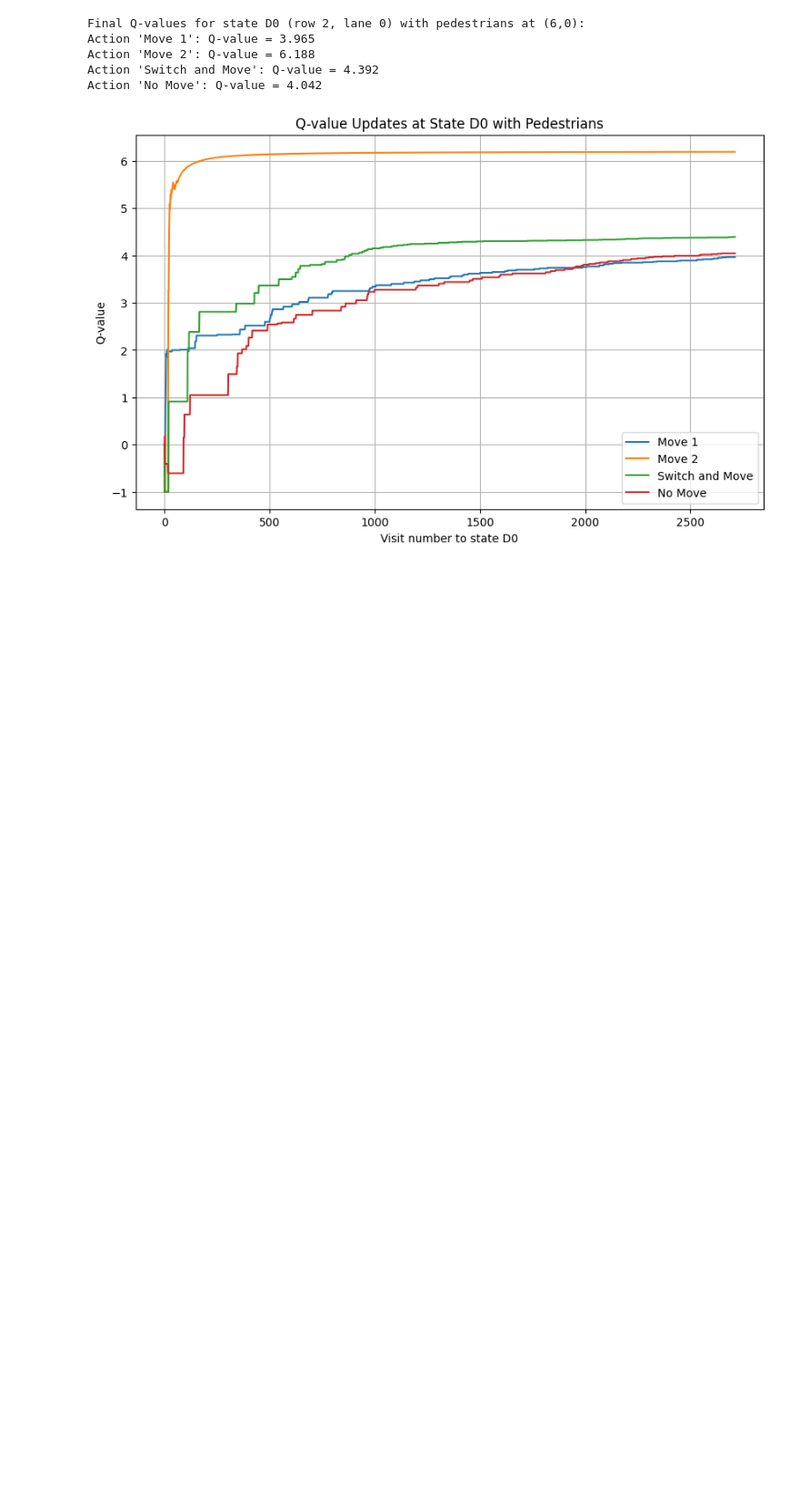
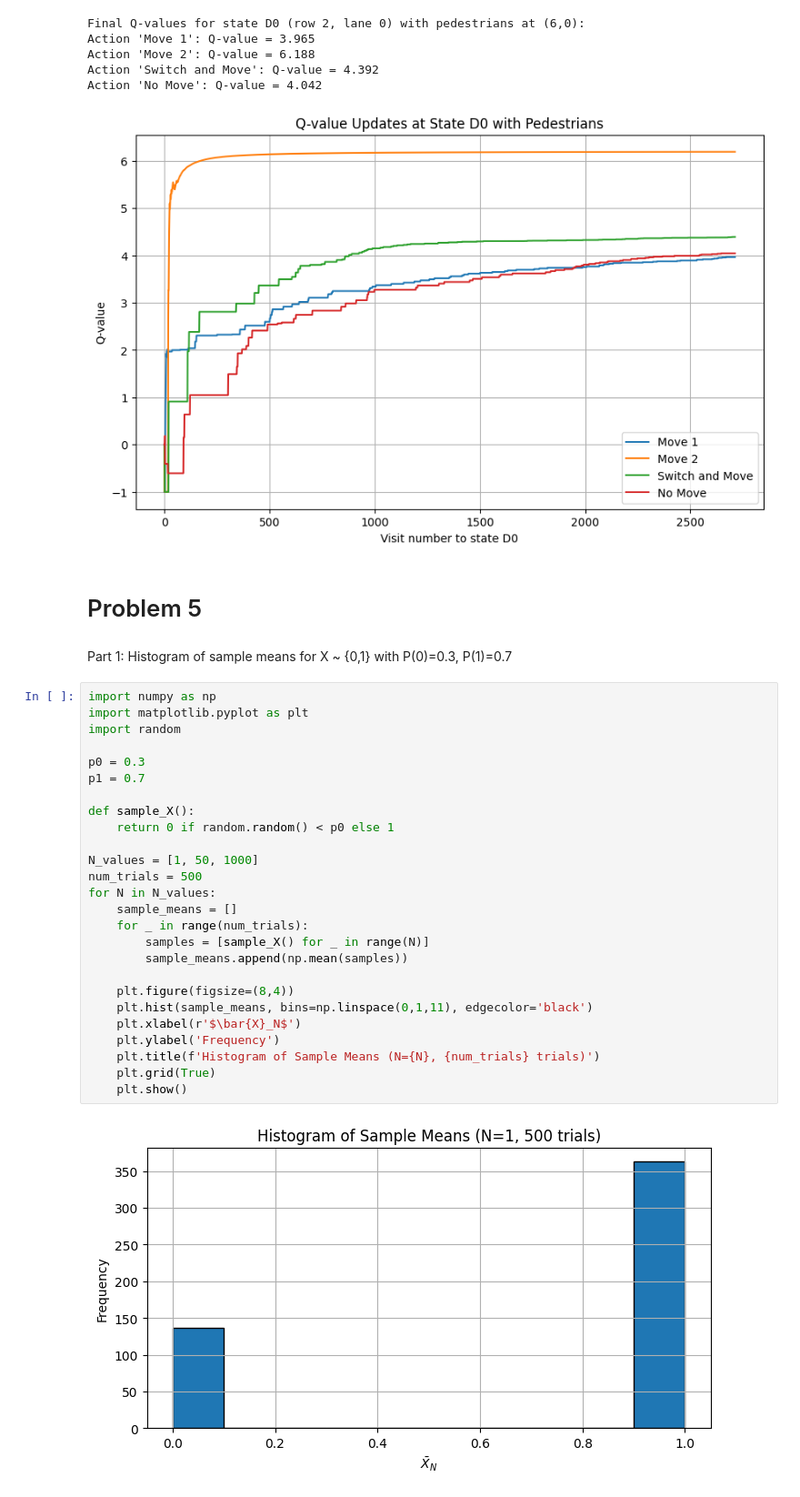
Before and after one commit to Chuchoruto/257-PA3, a Jupyter notebook: pa3.ipynb, the cells around one changed output. Shown at 91% size. Cells and saved outputs as stored; diff of their text form; blank space fills up the shorter version.

```diff
--- a/pa3.ipynb
+++ b/pa3.ipynb
@@ -578,3 +578,35 @@ Action 'Move 2': Q-value = 6.188
 Action 'Switch and Move': Q-value = 4.392
 Action 'No Move': Q-value = 4.042
 [figure]
+# %% [markdown]
+# Problem 5
+# %% [markdown]
+Part 1: Histogram of sample means for X ~ {0,1} with P(0)=0.3, P(1)=0.7
+# %%
+import numpy as np
+import matplotlib.pyplot as plt
+import random
+
+p0 = 0.3
+p1 = 0.7
+
+def sample_X():
+    return 0 if random.random() < p0 else 1
+
+N_values = [1, 50, 1000]
+num_trials = 500
+for N in N_values:
+    sample_means = []
+    for _ in range(num_trials):
+        samples = [sample_X() for _ in range(N)]
+        sample_means.append(np.mean(samples))
+
+    plt.figure(figsize=(8,4))
+    plt.hist(sample_means, bins=np.linspace(0,1,11), edgecolor='black')
+    plt.xlabel(r'$\bar{X}_N$')
+    plt.ylabel('Frequency')
+    plt.title(f'Histogram of Sample Means (N={N}, {num_trials} trials)')
+    plt.grid(True)
+    plt.show()
+# %% [output]
+[figure, added]
```
Also changed, not shown: parts of 7 cells of this notebook.
